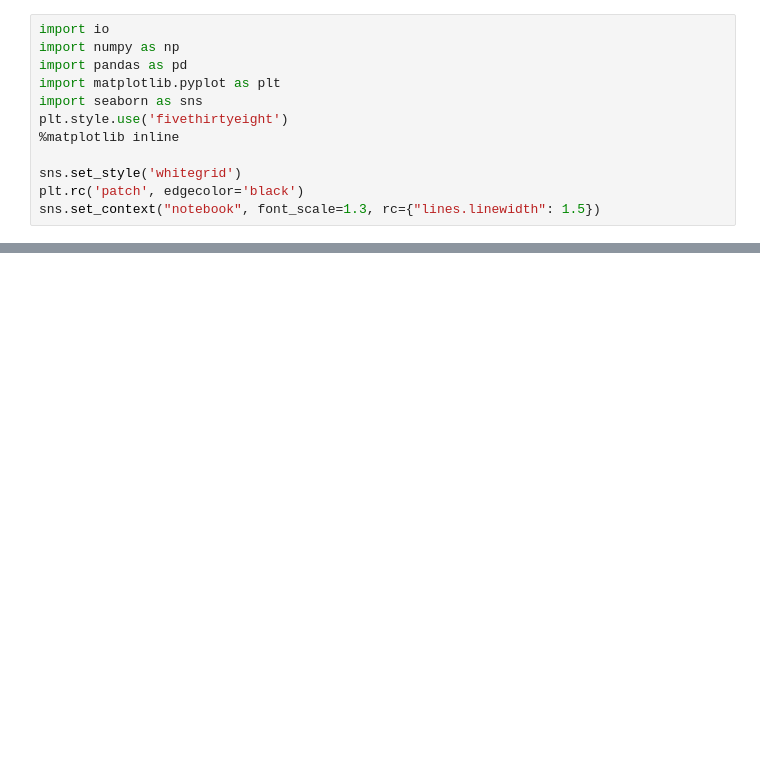
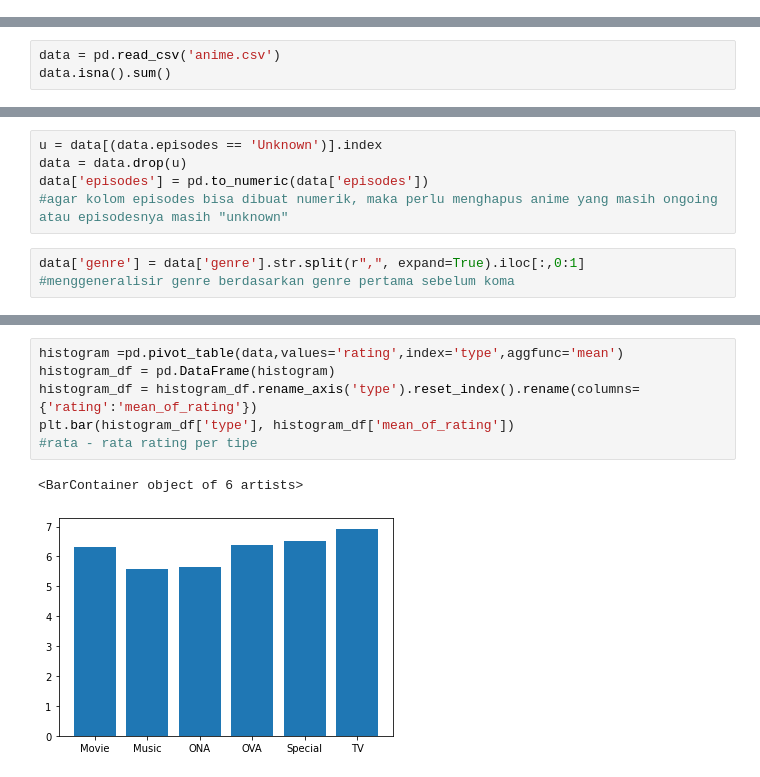
Before and after one commit to zhafar3adib/belajar_datascience, a Jupyter notebook: Python/Statistic - Basic.ipynb, the cells around one changed output, grey strips where cells are left out. Cells and saved outputs as stored; diff of their text form; blank space fills up the shorter version.

```diff
--- a/Python/Statistic - Basic.ipynb
+++ b/Python/Statistic - Basic.ipynb
@@ -15,12 +0,0 @@ User uploaded file "train.csv" with length 61194 bytes
-# %%
-import io
-import numpy as np
-import pandas as pd
-import matplotlib.pyplot as plt
-import seaborn as sns
-plt.style.use('fivethirtyeight')
-%matplotlib inline
-
-sns.set_style('whitegrid')
-plt.rc('patch', edgecolor='black')
-sns.set_context("notebook", font_scale=1.3, rc={"lines.linewidth": 1.5})
@@ -261,0 +12,3 @@ sns.factorplot('CategoricalAge','Survived',data=data,col='Pclass')
+# %%
+data = pd.read_csv('anime.csv')
+data.isna().sum()
@@ -261,0 +42,8 @@ sns.factorplot('CategoricalAge','Survived',data=data,col='Pclass')
+# %%
+u = data[(data.episodes == 'Unknown')].index
+data = data.drop(u)
+data['episodes'] = pd.to_numeric(data['episodes'])
+#agar kolom episodes bisa dibuat numerik, maka perlu menghapus anime yang masih ongoing atau episodesnya masih "unknown"
+# %%
+data['genre'] = data['genre'].str.split(r",", expand=True).iloc[:,0:1]
+#menggeneralisir genre berdasarkan genre pertama sebelum koma
@@ -261,0 +162,9 @@ sns.factorplot('CategoricalAge','Survived',data=data,col='Pclass')
+# %%
+histogram =pd.pivot_table(data,values='rating',index='type',aggfunc='mean')
+histogram_df = pd.DataFrame(histogram)
+histogram_df = histogram_df.rename_axis('type').reset_index().rename(columns={'rating':'mean_of_rating'})
+plt.bar(histogram_df['type'], histogram_df['mean_of_rating'])
+#rata - rata rating per tipe
+# %% [output]
+<BarContainer object of 6 artists>
+[figure, added]
```
Also changed, not shown: parts of 42 cells of this notebook.
